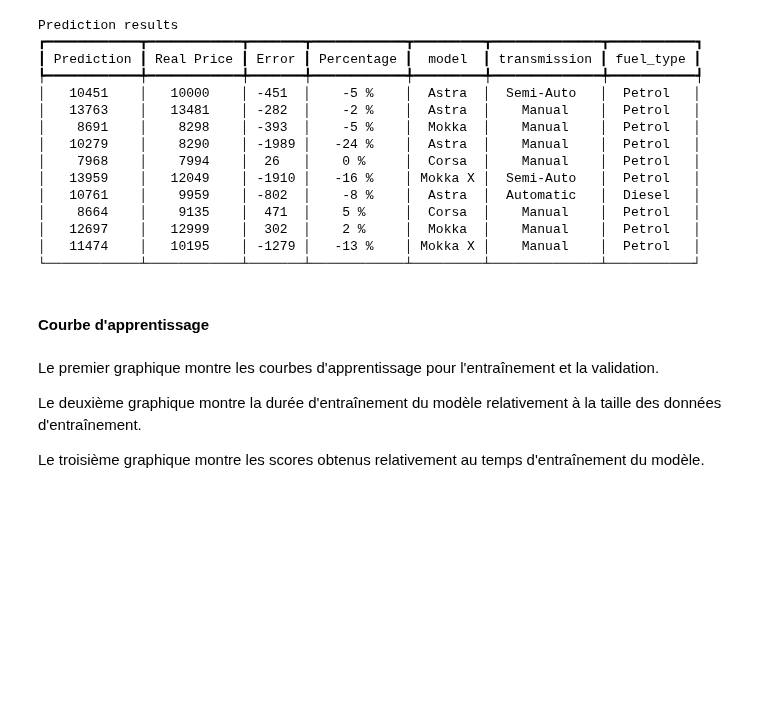
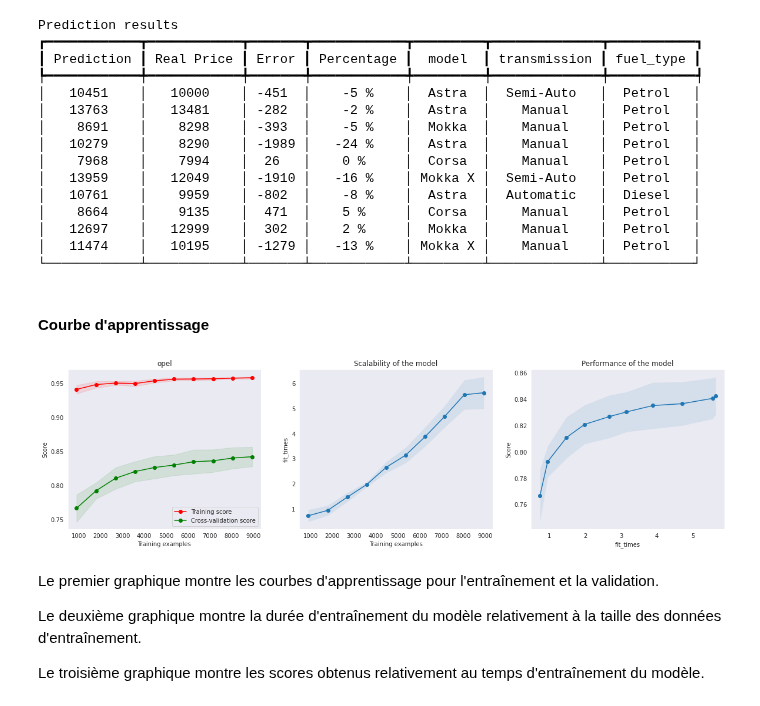
Before and after one commit to bortch/secondhandcar, a Jupyter notebook: model_description_and_results.ipynb, the cells around one changed output. Saved outputs shown, nothing was run; the diff lists cells and outputs as text; code cells hidden in the pictures; blank space fills up the shorter version.

Commit message:
Model description + minor changes

```diff
--- a/model_description_and_results.ipynb
+++ b/model_description_and_results.ipynb
@@ -365,12 +335,11 @@ Prediction results
 # %% [markdown]
 #### Courbe d'apprentissage
 # %%
-
-from sklearn.model_selection import StratifiedKFold
-mse = make_scorer(mean_squared_error, greater_is_better=False)
-skf = StratifiedKFold(n_splits=5,random_state=1, shuffle=True)
-plot_learning_curve(model, 'opel', X_train, y_train, axes=None, ylim=None, cv=sk,
+#mse = make_scorer(mean_squared_error, greater_is_better=False)
+plot_learning_curve(model, 'opel', X_train, y_train, axes=None, ylim=None, cv=10,
                         n_jobs=2, train_sizes=np.linspace(.1, 1.0, 10), show=True,savefig=False)
+# %% [output]
+[figure, added]
 # %% [markdown]
 Le premier graphique montre les courbes d'apprentissage pour l'entraînement et la validation.
 
```
Also changed, not shown: parts of 30 cells of this notebook, 19 other files.
